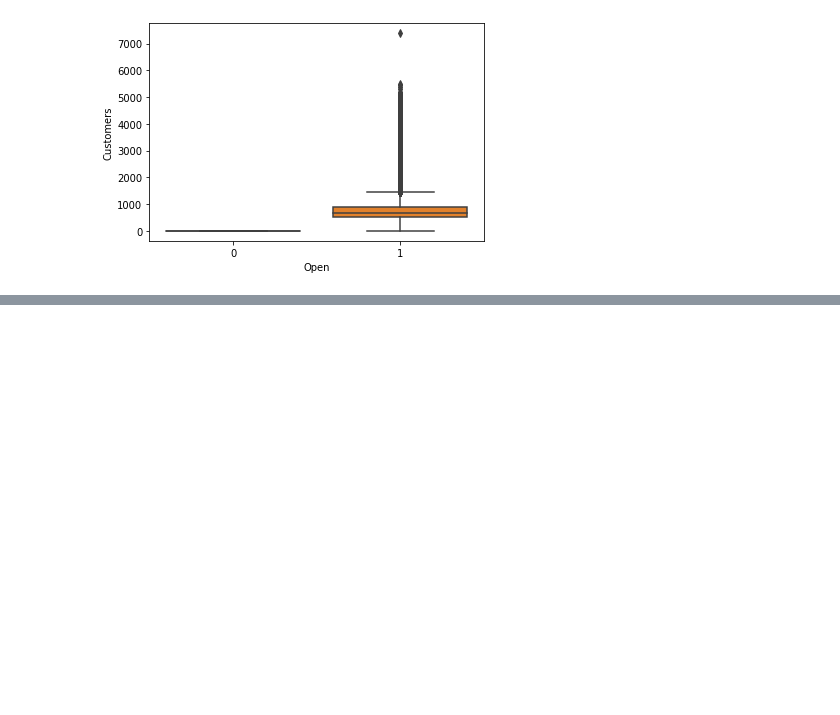
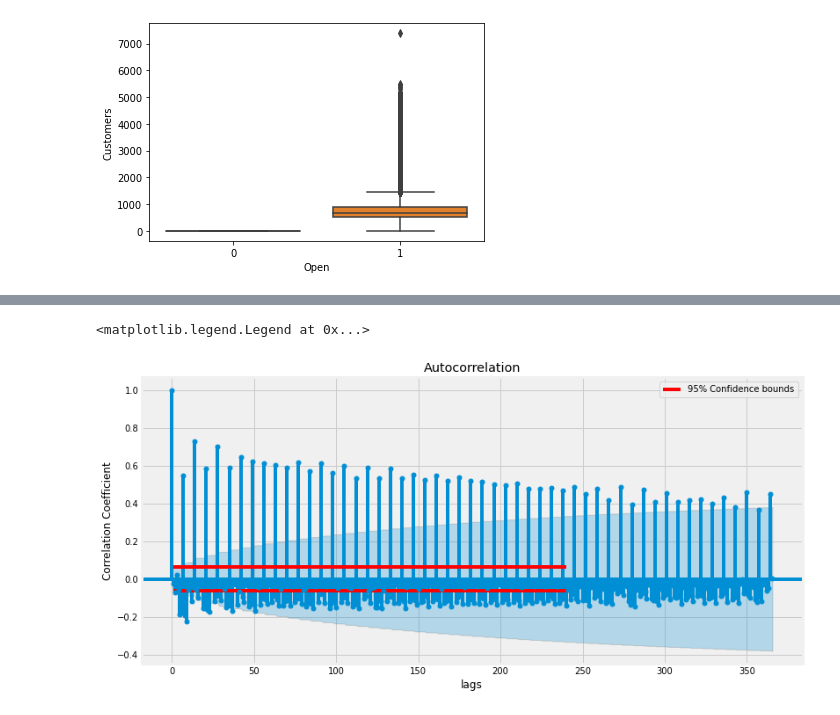
Before and after one commit to fbagire/pharmaceutical_sales_forecast, a Jupyter notebook: notebook/EDA.ipynb, the cells around one changed output, grey strips where cells are left out. Drawn from its saved outputs; the diff is of its cells as text; code cells hidden in the pictures; blank space fills up the shorter version.

```diff
--- a/notebook/EDA.ipynb
+++ b/notebook/EDA.ipynb
@@ -229,3 +229,17 @@ for i in xmas:
+# %%
+from statsmodels.graphics.tsaplots import plot_acf
+fig, ax = plt.subplots(figsize=(12, 6))
+posbound=1.96/np.sqrt(len(train_grouped['Sales']))
+negbound=-1.96/np.sqrt(len(train_grouped['Sales']))
+plot_acf(train_grouped['Sales'],lags=365,ax=ax);
+plt.hlines(posbound,1,240,'r',label='95% Confidence bounds')
+plt.hlines(negbound,1,240,'r')
+plt.xlabel("lags")
+plt.ylabel("Correlation Coefficient")
+plt.legend()
+# %% [output]
+<matplotlib.legend.Legend at 0x...>
+[figure, added]
 # %%
 # train_df['DayOfWeek'].value_counts()
 # train_df.query("Open==1 &(DayOfWeek==6 or DayOfWeek==7)")
```
Also changed, not shown: parts of 22 cells of this notebook.
